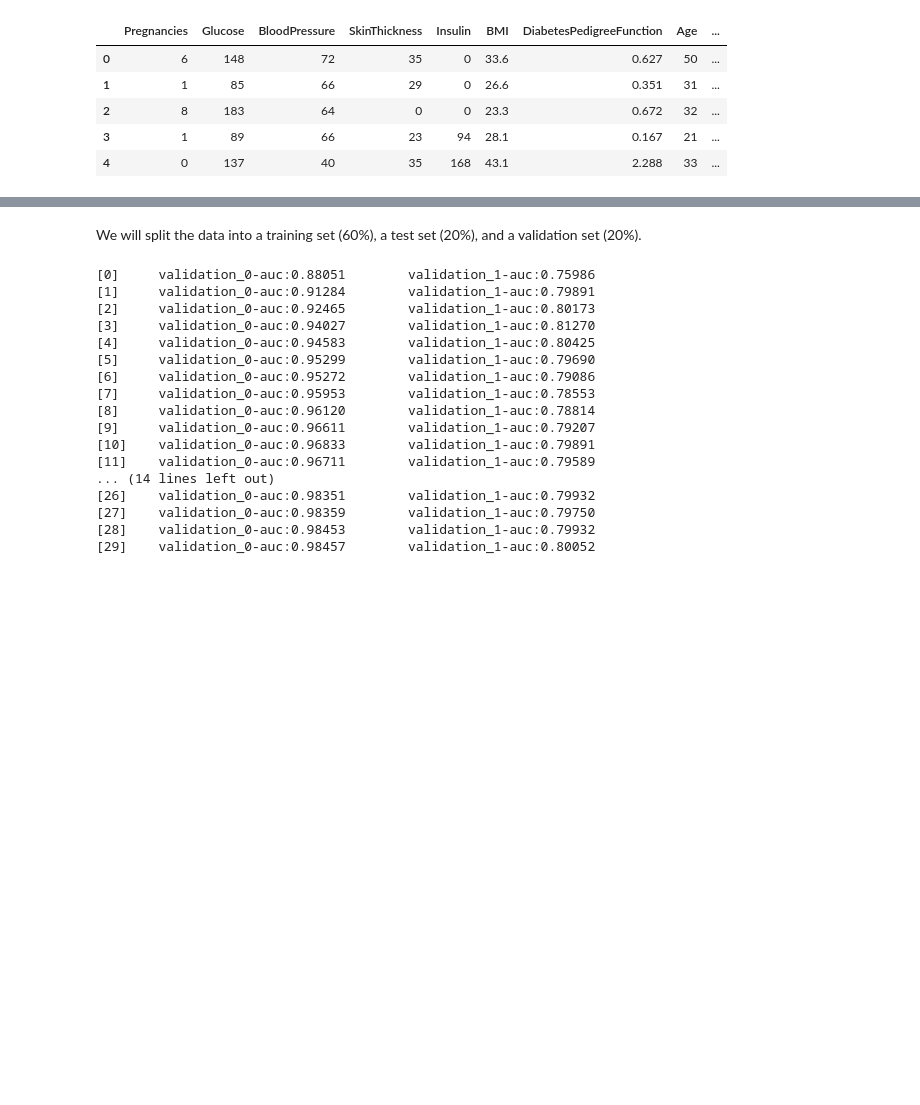
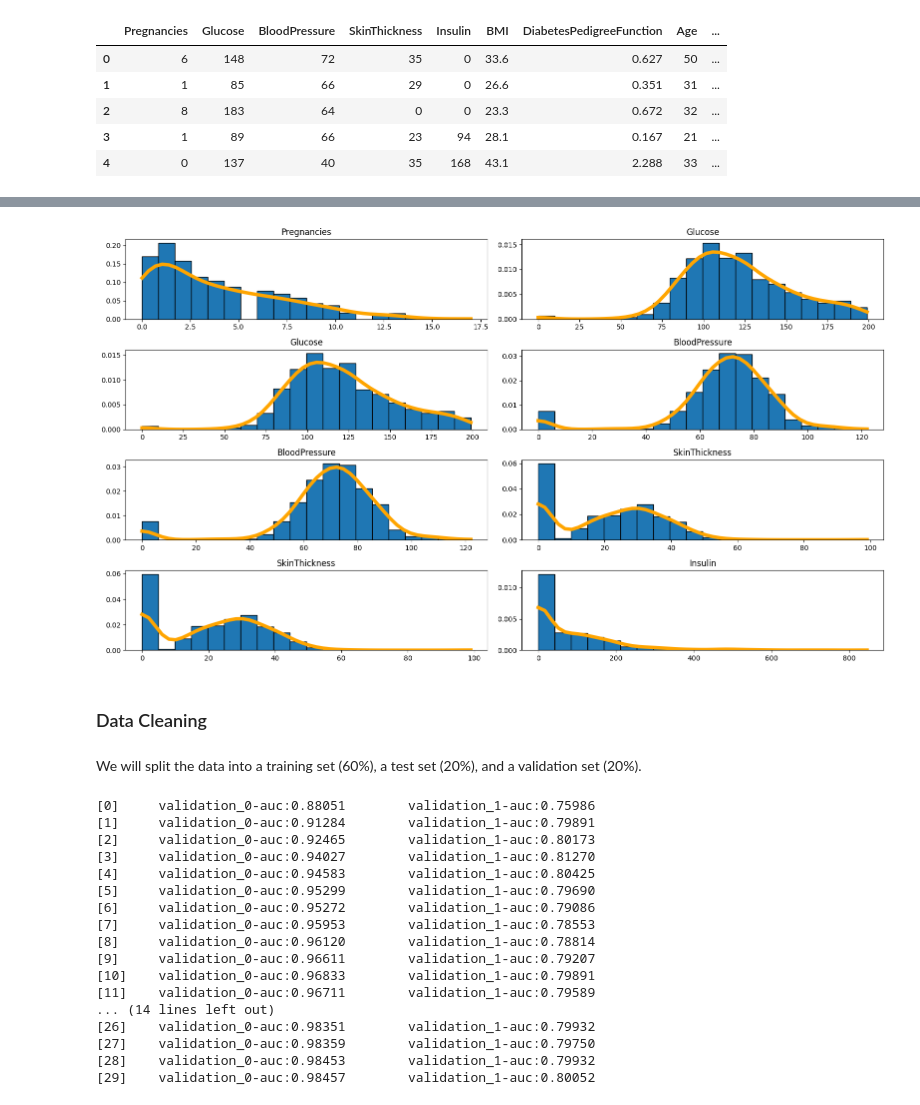
Before and after one commit to jackburbidge/portfolio, a Jupyter notebook: pima_indians_diabetes/pima_indians_XGBoost.ipynb, the cells around one changed output, grey strips where cells are left out. Cells and saved outputs as stored; diff of their text form; code cells hidden in the pictures; blank space fills up the shorter version.

```diff
--- a/pima_indians_diabetes/pima_indians_XGBoost.ipynb
+++ b/pima_indians_diabetes/pima_indians_XGBoost.ipynb
@@ -20,8 +44,29 @@ data.head()
+# %%
+fig, axs = plt.subplots(4, 2, figsize=[16,9])
+
+for i in range(4):
+    for j in range(2):
+        col = data.iloc[:,i + j]
+
+        axs[i][j].hist(col, bins=20, edgecolor='black', density=True)
+
+        x = ss.gaussian_kde(col)
+        lin = np.linspace(col.min(), col.max(), 50)
+
+        axs[i][j].plot(lin, x(lin), color='orange', linewidth=5)
+        axs[i][j].set_title(col.name)
+
+fig.tight_layout()
+plt.show()
+# %% [output]
+[figure, added]
+# %% [markdown]
+### Data Cleaning
 # %%
 X = data.drop(columns=['Outcome'])
 y = data[['Outcome']]
-# %% [markdown]
-We will split the data into a training set (60%), a test set (20%), and a validation set (20%).
+# %% [markdown]
+We will split the data into a training set (60%), a test set (20%), and a validation set (20%).
 # %%
 X_train, X_test, y_train, y_test = train_test_split(X, y, test_size=0.2, random_state=21)
 X_train, X_val, y_train, y_val = train_test_split(X_train, y_train, test_size=0.25, random_state=11)
```
Also changed, not shown: parts of 18 cells of this notebook.
